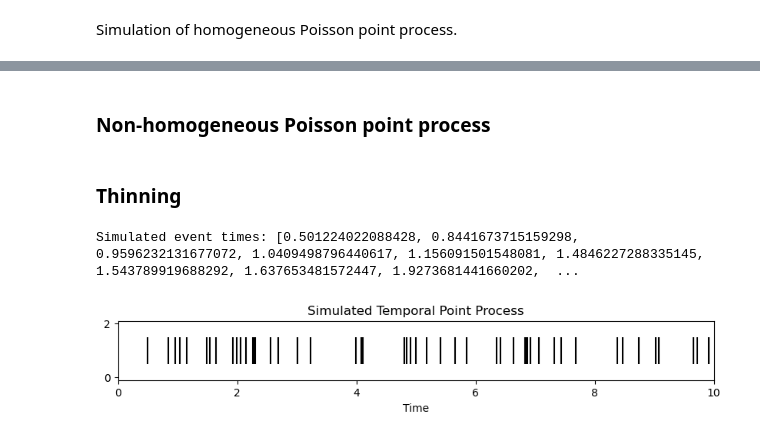
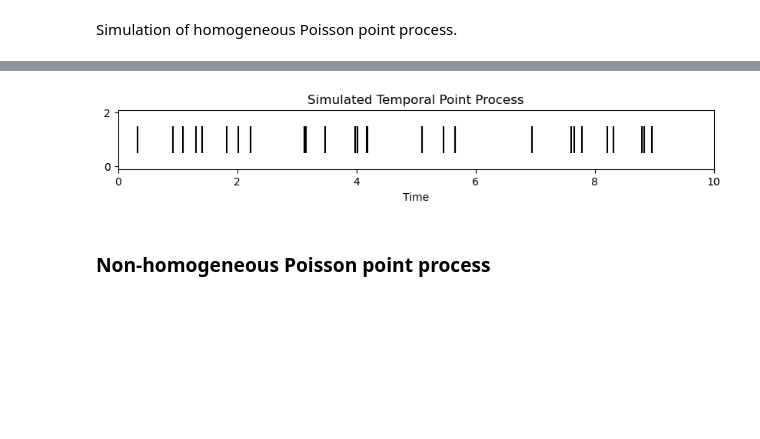
Before and after one commit to gerritgr/SpatioTemporal, a Jupyter notebook: Spatio_temporal_events_lecture.ipynb, the cells around one changed output, grey strips where cells are left out. Saved outputs shown, nothing was run; the diff lists cells and outputs as text; code cells hidden in the pictures; blank space fills up the shorter version.

```diff
--- a/Spatio_temporal_events_lecture.ipynb
+++ b/Spatio_temporal_events_lecture.ipynb
@@ -47,2 +47,13 @@ Sampled event times: [0.09191517482172781, 0.13496377975308715, 0.54546491375842
+# %%
+# Plotting the event times
+import matplotlib.pyplot as plt
+plt.figure(figsize=(10, 1))
+plt.eventplot(sample, orientation='horizontal', colors='black')
+plt.xlim(0, time_horizon)
+plt.xlabel('Time')
+plt.title('Simulated Temporal Point Process')
+plt.show()
+# %% [output]
+[figure, added]
 # %% [markdown]
 ### Non-homogeneous Poisson point process
@@ -84,60 +59,0 @@ print("Sampled event times:", sample)
-# %% [markdown]
-### Thinning
-# %%
-import numpy as np
-import matplotlib.pyplot as plt
-
-class ThinningAlgorithm:
-    def __init__(self, time_horizon, upper_bound_rate, kernel=None):
-        self.time_horizon = time_horizon
-        self.upper_bound_rate = upper_bound_rate
-        if kernel is None:
-            # Default to exponential kernel with decay parameter 1.0
-            self.kernel = lambda t: np.exp(-t)
-        else:
-            self.kernel = kernel
-
-    def simulate(self):
-        events = []
-        current_time = 0
-
-        while current_time < self.time_horizon:
-            # Sample the next candidate event time from a Poisson process with the upper bound rate
-            inter_event_time = np.random.exponential(1 / self.upper_bound_rate)
-            current_time += inter_event_time
-
-            if current_time >= self.time_horizon:
-                break
-
-            # Compute the intensity at the current time
-            intensity = self.kernel(current_time - np.array(events)).sum() if events else 0
-            mu = 1.0  # Baseline intensity
-            total_intensity = mu + intensity
-
-            # Accept the candidate event with probability proportional to the current intensity
-            if np.random.uniform(0, 1) < total_intensity / self.upper_bound_rate:
-                events.append(current_time)
-
-        return events
-
-# Function to simulate a temporal point process using the thinning algorithm
-def simulate_temporal_point_process(time_horizon, upper_bound_rate, kernel=None):
-    thinning_algorithm = ThinningAlgorithm(time_horizon, upper_bound_rate, kernel)
-    return thinning_algorithm.simulate()
-
-# Example usage
-time_horizon = 10.0
-upper_bound_rate = 5.0  # Upper bound of the rate
-events = simulate_temporal_point_process(time_horizon, upper_bound_rate)
-print("Simulated event times:", events)
-
-# Plotting the event times
-plt.figure(figsize=(10, 1))
-plt.eventplot(events, orientation='horizontal', colors='black')
-plt.xlim(0, time_horizon)
-plt.xlabel('Time')
-plt.title('Simulated Temporal Point Process')
-plt.show()
-# %% [output]
-Simulated event times: [0.501224022088428, 0.8441673715159298, 0.9596232131677072, 1.0409498796440617, 1.156091501548081, 1.4846227288335145, 1.543789919688292, 1.637653481572447, 1.9273681441660202,  ...
-[figure, removed]
```
Also changed, not shown: parts of 11 cells of this notebook.
